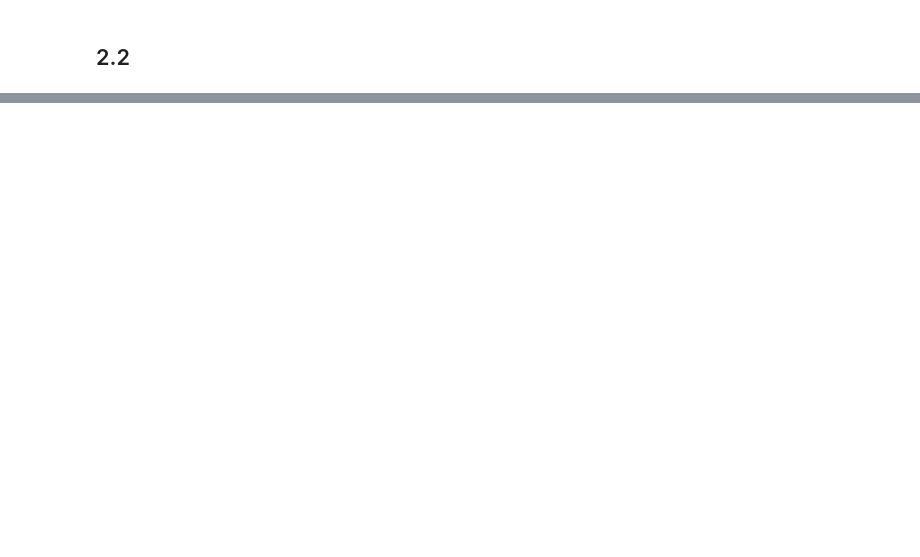
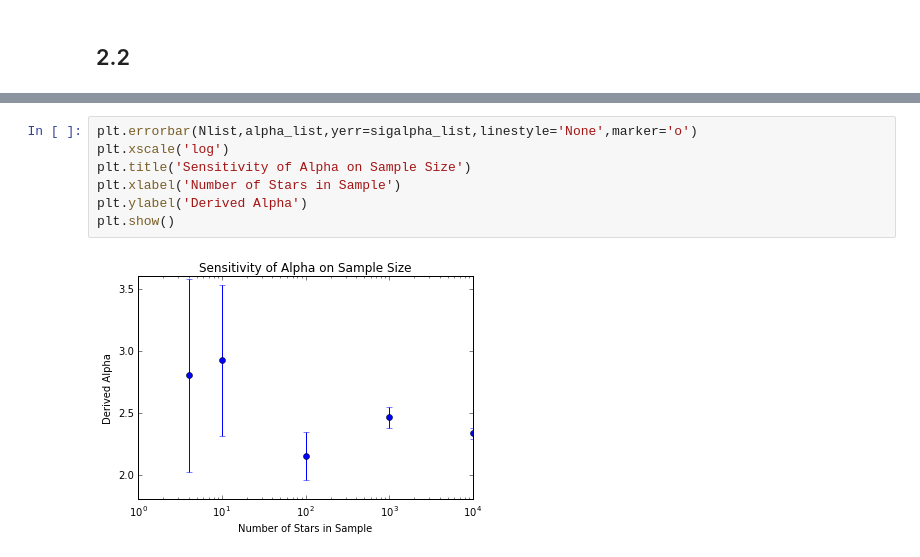
Before and after one commit to emolter/Ay250, a Jupyter notebook: HW2.ipynb, the cells around one changed output, grey strips where cells are left out. Drawn from its saved outputs; the diff is of its cells as text; blank space fills up the shorter version.

```diff
--- a/HW2.ipynb
+++ b/HW2.ipynb
@@ -75,0 +167,9 @@ plt.show()
+# %%
+plt.errorbar(Nlist,alpha_list,yerr=sigalpha_list,linestyle='None',marker='o')
+plt.xscale('log')
+plt.title('Sensitivity of Alpha on Sample Size')
+plt.xlabel('Number of Stars in Sample')
+plt.ylabel('Derived Alpha')
+plt.show()
+# %% [output]
+[figure, added]
```
Also changed, not shown: parts of 31 cells of this notebook.
